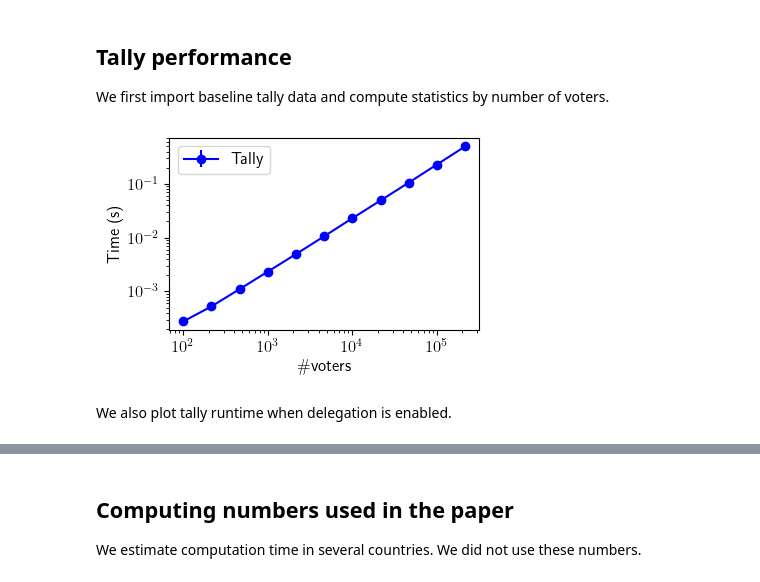
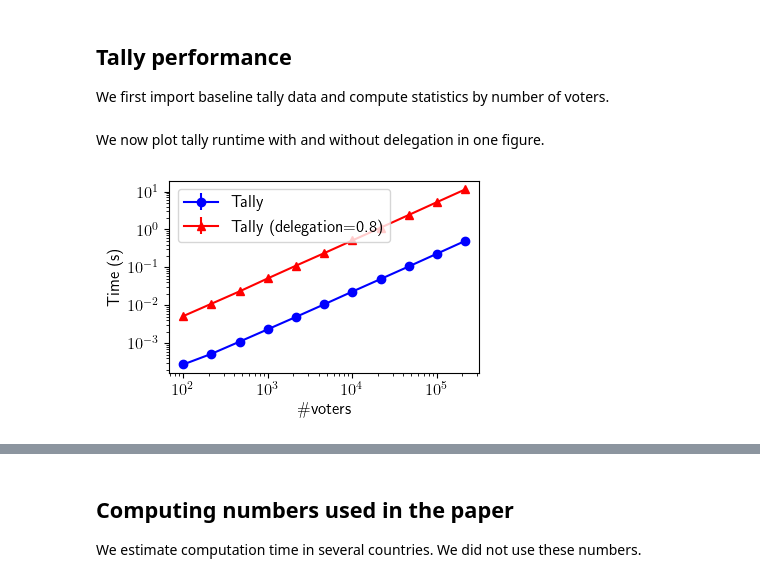
Before and after one commit to Liquid-democracy/liquid-voteagain, a Jupyter notebook: analysis/analysis.ipynb, the cells around one changed output, grey strips where cells are left out. Cells and saved outputs as stored; diff of their text form; code cells hidden in the pictures.

Commit message:
Tally and tally delegation into one graf
Co-authored-by: Koad <koad@itu.dk>
Co-authored-by: GitHub Copilot

```diff
--- a/analysis/analysis.ipynb
+++ b/analysis/analysis.ipynb
@@ -320,0 +325,2 @@ tally_stats = compute_stats(tally_raw, ['NumberVoters'])
+# %% [markdown]
+We now plot tally runtime with and without delegation in one figure.
@@ -321,20 +341,29 @@ tally_stats = compute_stats(tally_raw, ['NumberVoters'])
 # %%
-nr_voters_tally = [v[0] for v in tally_stats['measurements']]
-tally_time = tally_stats['TallyTime']['means']
-tally_time_err = tally_stats['TallyTime']['sems']
-
 fig, ax = plt.subplots(figsize=(4,2.5))
 
-ax.errorbar(nr_voters_tally, tally_time, yerr=tally_time_err, label='Tally', color='blue', fmt='o-')
+ax.errorbar(
+    nr_voters_tally,
+    tally_time,
+    yerr=tally_time_err,
+    label='Tally',
+    color='blue',
+    fmt='o-'
+)
+ax.errorbar(
+    nr_voters_tally_delegation,
+    tally_delegation_time,
+    yerr=tally_delegation_time_err,
+    label=f'Tally (delegation={tally_delegation_percent:g})',
+    color='red',
+    fmt='^-'
+)
 
 ax.set_ylabel('Time (s)')
 ax.set_xlabel(r'\#voters')
 ax.set_xscale('log')
 ax.set_yscale('log')
 ax.legend(loc=0)
 
 plt.savefig('../figures/tally.pdf', bbox_inches='tight')
 # %% [output]
-[figure, old version]
+[figure, new version]
-# %% [markdown]
-We also plot tally runtime when delegation is enabled.
```
Also changed, not shown: parts of 4 cells of this notebook.
